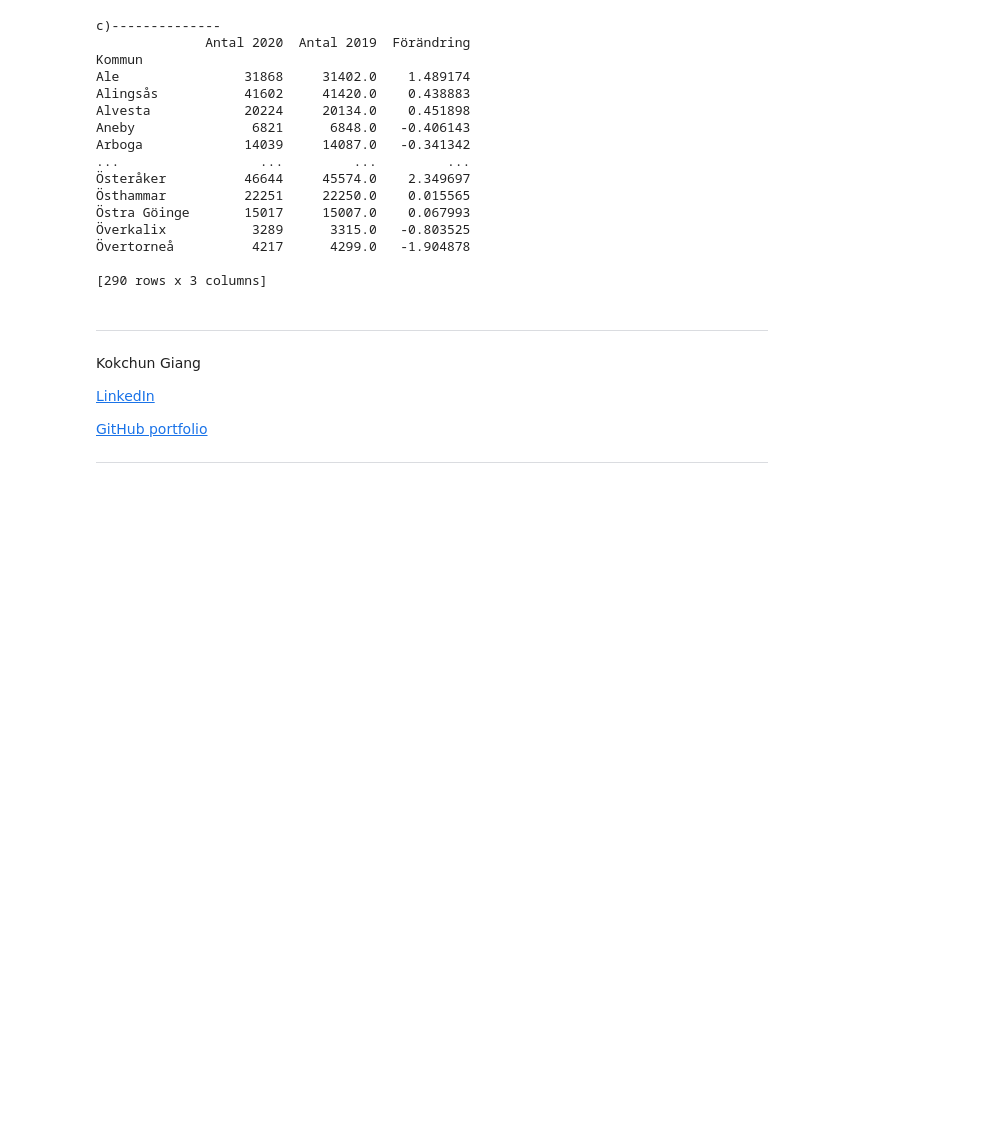
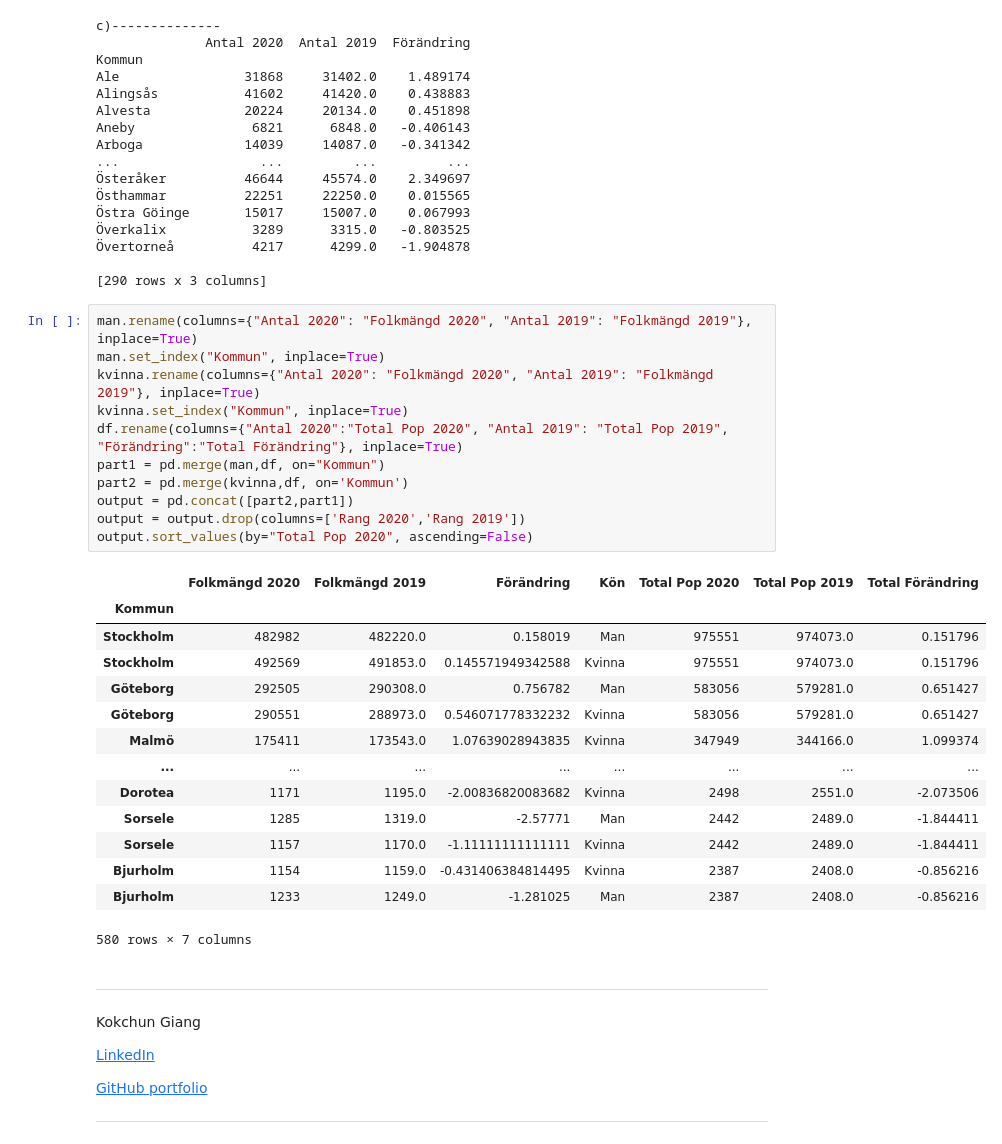
Before and after one commit to zoneme99/AI24-Databehandling-JC, a Jupyter notebook: Exercises/E00_pandas_basic_syntax.ipynb, the cells around one changed output. Drawn from its saved outputs; the diff is of its cells as text; blank space fills up the shorter version.

```diff
--- a/Exercises/E00_pandas_basic_syntax.ipynb
+++ b/Exercises/E00_pandas_basic_syntax.ipynb
@@ -432,6 +432,32 @@ Arboga             14039     14087.0   -0.341342
 Övertorneå          4217      4299.0   -1.904878
 
 [290 rows x 3 columns]
+# %%
+man.rename(columns={"Antal 2020": "Folkmängd 2020", "Antal 2019": "Folkmängd 2019"}, inplace=True)
+man.set_index("Kommun", inplace=True)
+kvinna.rename(columns={"Antal 2020": "Folkmängd 2020", "Antal 2019": "Folkmängd 2019"}, inplace=True)
+kvinna.set_index("Kommun", inplace=True)
+df.rename(columns={"Antal 2020":"Total Pop 2020", "Antal 2019": "Total Pop 2019", "Förändring":"Total Förändring"}, inplace=True)
+part1 = pd.merge(man,df, on="Kommun")
+part2 = pd.merge(kvinna,df, on='Kommun')
+output = pd.concat([part2,part1])
+output = output.drop(columns=['Rang 2020','Rang 2019'])
+output.sort_values(by="Total Pop 2020", ascending=False)
+# %% [output]
+|  | Folkmängd 2020 | Folkmängd 2019 | Förändring | Kön | Total Pop 2020 | Total Pop 2019 | Total Förändring |
+| Kommun |  |  |  |  |  |  |  |
+| Stockholm | 482982 | 482220.0 | 0.158019 | Man | 975551 | 974073.0 | 0.151796 |
+| Stockholm | 492569 | 491853.0 | 0.145571949342588 | Kvinna | 975551 | 974073.0 | 0.151796 |
+| Göteborg | 292505 | 290308.0 | 0.756782 | Man | 583056 | 579281.0 | 0.651427 |
+| Göteborg | 290551 | 288973.0 | 0.546071778332232 | Kvinna | 583056 | 579281.0 | 0.651427 |
+| Malmö | 175411 | 173543.0 | 1.07639028943835 | Kvinna | 347949 | 344166.0 | 1.099374 |
+| ... | ... | ... | ... | ... | ... | ... | ... |
+| Dorotea | 1171 | 1195.0 | -2.00836820083682 | Kvinna | 2498 | 2551.0 | -2.073506 |
+| Sorsele | 1285 | 1319.0 | -2.57771 | Man | 2442 | 2489.0 | -1.844411 |
+| Sorsele | 1157 | 1170.0 | -1.11111111111111 | Kvinna | 2442 | 2489.0 | -1.844411 |
+| Bjurholm | 1154 | 1159.0 | -0.431406384814495 | Kvinna | 2387 | 2408.0 | -0.856216 |
+| Bjurholm | 1233 | 1249.0 | -1.281025 | Man | 2387 | 2408.0 | -0.856216 |
+580 rows × 7 columns
 # %% [markdown]
 ---
 
```
Also changed, not shown: 1 other file.
